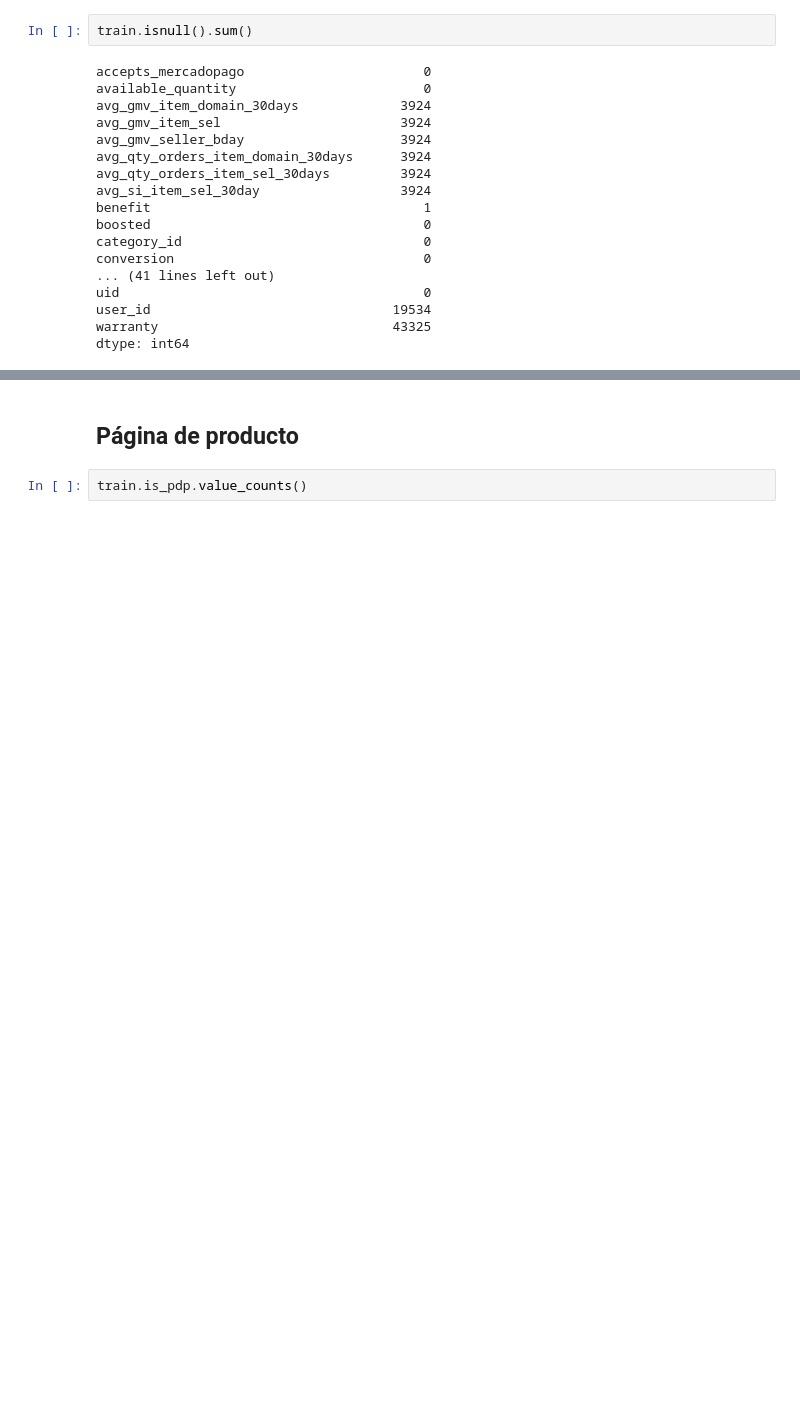
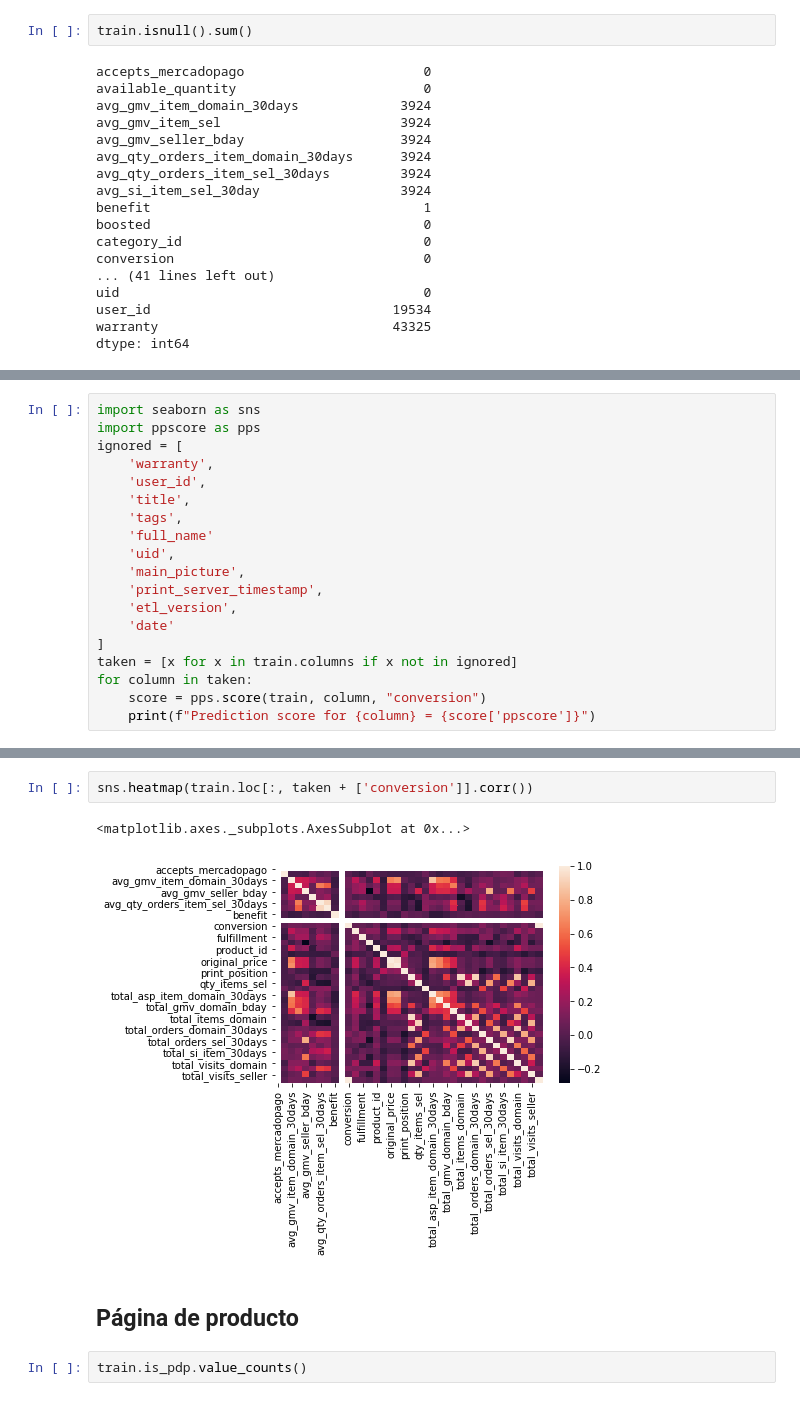
Before and after one commit to cdgn-coding/cvr-proba-prediction, a Jupyter notebook: EDA.ipynb, the cells around one changed output, grey strips where cells are left out. Saved outputs shown, nothing was run; the diff lists cells and outputs as text; blank space fills up the shorter version.

```diff
--- a/EDA.ipynb
+++ b/EDA.ipynb
@@ -77,0 +76,19 @@ pps.matrix(train.loc[:, [x for x in train.columns if x not in ['warranty', 'user
+# %%
+import seaborn as sns
+import ppscore as pps
+ignored = [
+    'warranty',
+    'user_id',
+    'title',
+    'tags',
+    'full_name'
+    'uid',
+    'main_picture',
+    'print_server_timestamp',
+    'etl_version',
+    'date'
+]
+taken = [x for x in train.columns if x not in ignored]
+for column in taken:
+    score = pps.score(train, column, "conversion")
+    print(f"Prediction score for {column} = {score['ppscore']}")
@@ -78,3 +113,8 @@ pps.matrix(train.loc[:, [x for x in train.columns if x not in ['warranty', 'user
+# %%
+sns.heatmap(train.loc[:, taken + ['conversion']].corr())
+# %% [output]
+<matplotlib.axes._subplots.AxesSubplot at 0x...>
+[figure, added]
 # %% [markdown]
 ## Página de producto
 # %%
```
Also changed, not shown: parts of 2 cells of this notebook.
